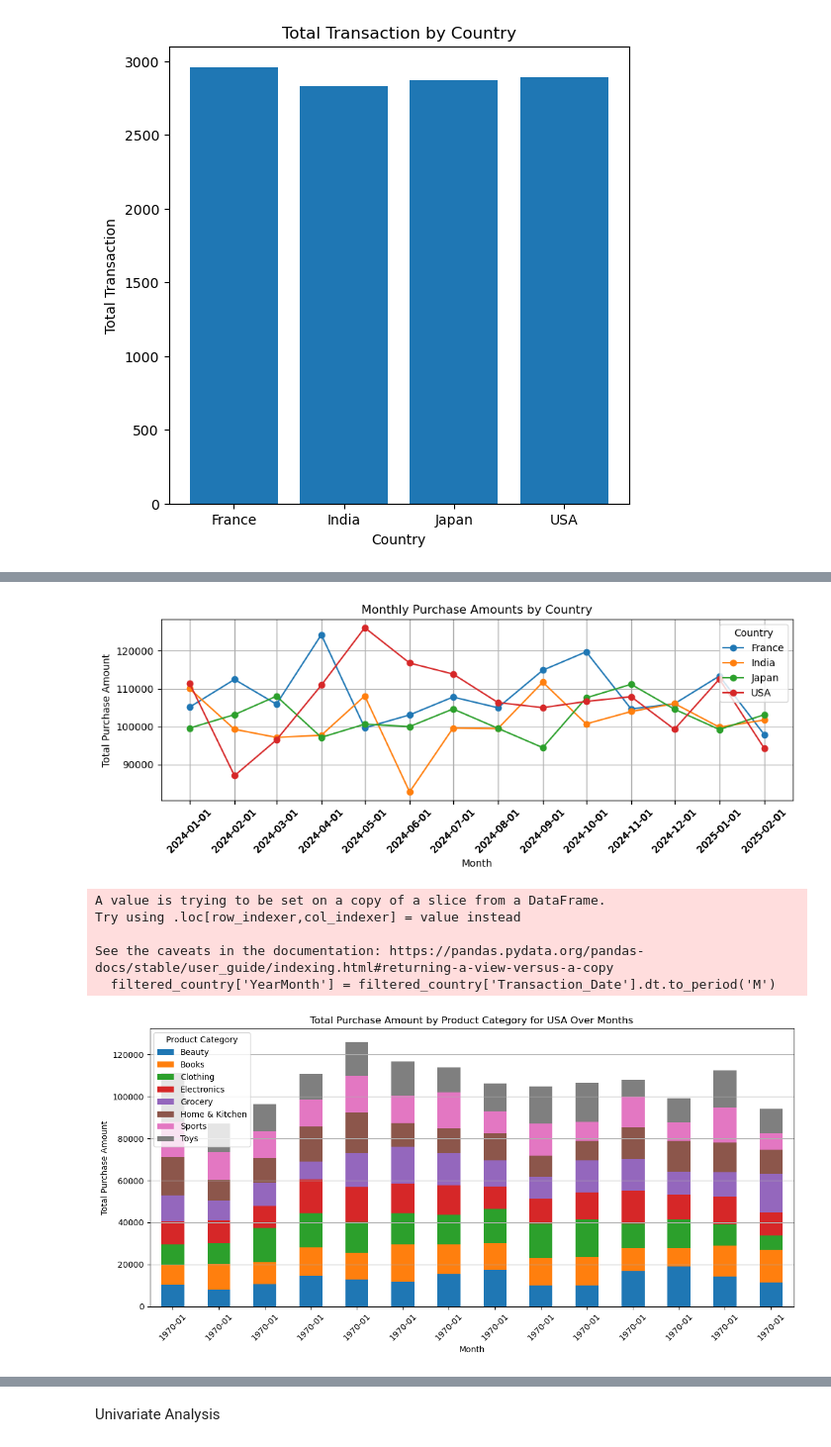
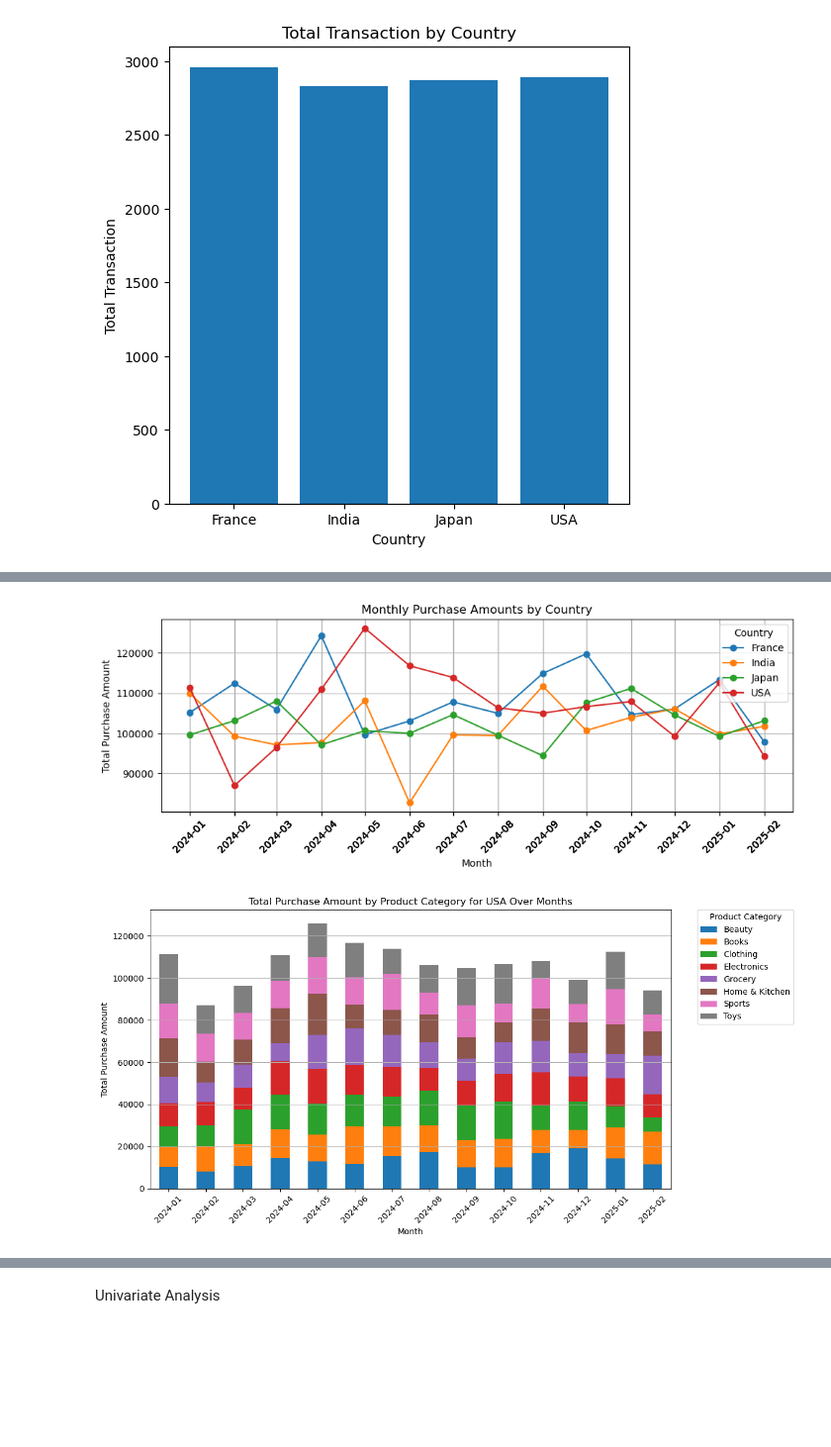
Before and after one commit to TammyLeung122/EDA-Group-5, a Jupyter notebook: EDA_E-Commerce.ipynb, the cells around one changed output, grey strips where cells are left out. Shown: that part at 99% size. Cells and saved outputs as stored; diff of their text form; code cells hidden in the pictures; blank space fills up the shorter version.

```diff
--- a/EDA_E-Commerce.ipynb
+++ b/EDA_E-Commerce.ipynb
@@ -354,11 +378,10 @@ plt.show()
 # %%
-# Extract month and year
-
-filtered_country2['YearMonth'] = filtered_country2['Transaction_Date'].dt.to_period('M')
+import matplotlib.dates as mdates # Import for date formatting
+date_form = mdates.DateFormatter('%Y-%m')
 
 # Group by YearMonth and Country, then sum Purchase_Amount
+filtered_country2['YearMonth'] = filtered_country2['Transaction_Date'].dt.to_period('M')
 monthly_totals = filtered_country2.groupby(['YearMonth', 'Country'])['Purchase_Amount'].sum().reset_index()
-
 
 # Convert YearMonth back to datetime for plotting
 monthly_totals['YearMonth'] = monthly_totals['YearMonth'].dt.to_timestamp()
@@ -374,6 +397,7 @@ for country in monthly_totals['Country'].unique():
 
 # Format the plot
 plt.xticks(monthly_totals['YearMonth'], rotation=45)  # Rotate x labels for better visibility
+plt.gca().xaxis.set_major_formatter(date_form)
 plt.title('Monthly Purchase Amounts by Country')
 plt.xlabel('Month')
 plt.ylabel('Total Purchase Amount')
@@ -382,41 +406,30 @@ plt.grid()
 plt.tight_layout()
 plt.show()
 # %% [output]
-[figure, old version]
+[figure, new version]
 # %%
 country_name = 'USA'
 filtered_country = filtered_country2[filtered_country2['Country'] == country_name]
-
-# Extract Year and Month
-filtered_country['YearMonth'] = filtered_country['Transaction_Date'].dt.to_period('M')
 
 # Group by YearMonth and Product_Category, then sum Purchase_Amount
 monthly_category_totals = filtered_country.groupby(['YearMonth', 'Product_Category'])['Purchase_Amount'].sum().reset_index()
 
 # Pivot the table for easier plotting
 pivot_data = monthly_category_totals.pivot(index='YearMonth', columns='Product_Category', values='Purchase_Amount').fillna(0)
 
-# Convert YearMonth to datetime for plotting
-pivot_data.index = pivot_data.index.to_timestamp()
-
 # Plot the results as a stacked bar chart
 plt.figure(figsize=(12, 6))
 pivot_data.plot(kind='bar', stacked=True, ax=plt.gca())
 
 # Format the plot
 plt.title(f'Total Purchase Amount by Product Category for {country_name} Over Months')
+
 plt.xlabel('Month')
 plt.ylabel('Total Purchase Amount')
 plt.xticks(rotation=45)
-plt.gca().xaxis.set_major_formatter(mdates.DateFormatter('%Y-%m'))
-plt.legend(title='Product Category')
+plt.legend(title='Product Category',bbox_to_anchor=(1.05, 1), borderaxespad=0., prop={'size': 10})
 plt.grid(axis='y')
 plt.tight_layout()
 plt.show()
 # %% [output]
-A value is trying to be set on a copy of a slice from a DataFrame.
-Try using .loc[row_indexer,col_indexer] = value instead
-
-See the caveats in the documentation: https://pandas.pydata.org/pandas-docs/stable/user_guide/indexing.html#returning-a-view-versus-a-copy
-  filtered_country['YearMonth'] = filtered_country['Transaction_Date'].dt.to_period('M')
-[figure, old version]
+[figure, new version]
```
Also changed, not shown: parts of 21 cells of this notebook.
